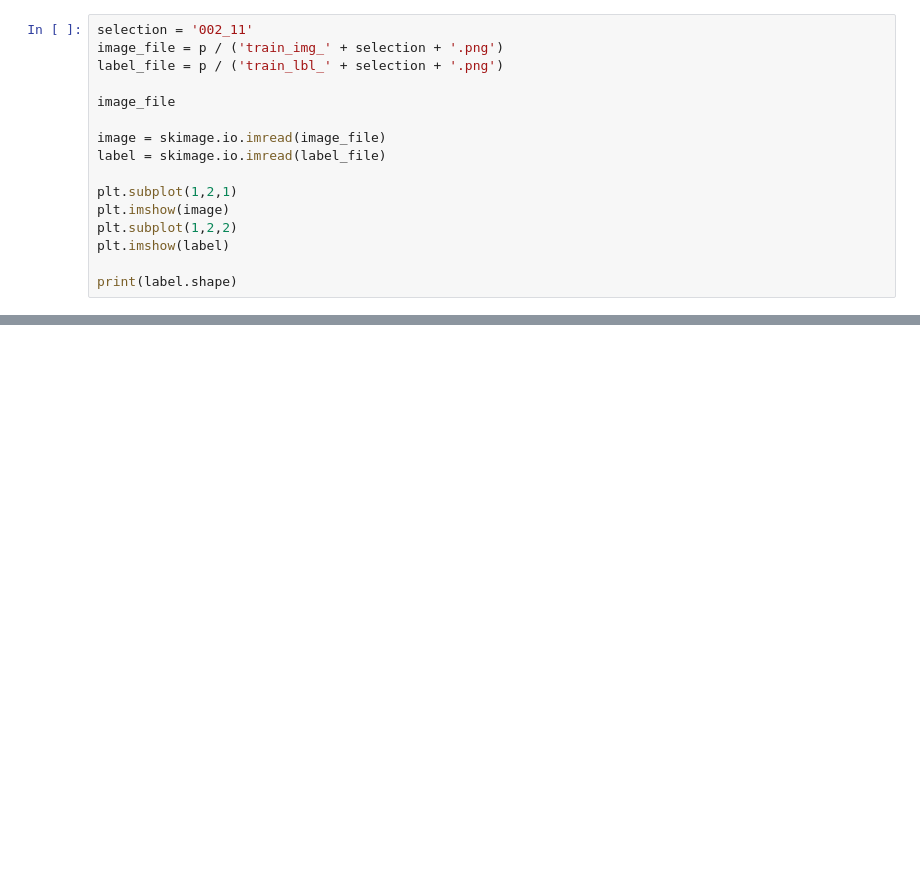
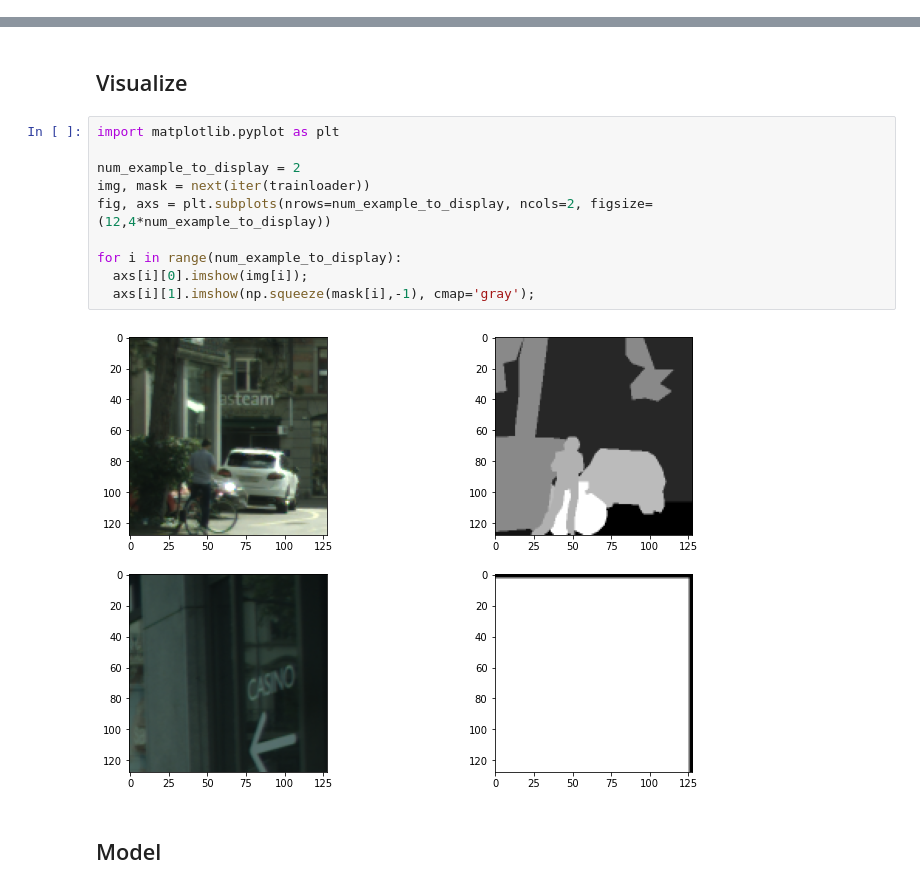
Before and after one commit to marco-fuchs/MSE-CompVis-Assignment2, a Jupyter notebook: CompVis_Assignment2_MarcoFuchs.ipynb, the cells around one changed output, grey strips where cells are left out. Drawn from its saved outputs; the diff is of its cells as text; blank space fills up the shorter version.

```diff
--- a/CompVis_Assignment2_MarcoFuchs.ipynb
+++ b/CompVis_Assignment2_MarcoFuchs.ipynb
@@ -17,16 +2,0 @@ NameError: name 'Path' is not defined
-# %%
-selection = '002_11'
-image_file = p / ('train_img_' + selection + '.png')
-label_file = p / ('train_lbl_' + selection + '.png')
-
-image_file
-
-image = skimage.io.imread(image_file)
-label = skimage.io.imread(label_file)
-
-plt.subplot(1,2,1)
-plt.imshow(image)
-plt.subplot(1,2,2)
-plt.imshow(label)
-
-print(label.shape)
@@ -138 +170,17 @@ AttributeError: 'MapDataset' object has no attribute 'size'
+# %% [markdown]
+## Visualize
+# %%
+import matplotlib.pyplot as plt
+
+num_example_to_display = 2
+img, mask = next(iter(trainloader))
+fig, axs = plt.subplots(nrows=num_example_to_display, ncols=2, figsize=(12,4*num_example_to_display))
+
+for i in range(num_example_to_display):
+  axs[i][0].imshow(img[i]);
+  axs[i][1].imshow(np.squeeze(mask[i],-1), cmap='gray');
+# %% [output]
+[figure, added]
+# %% [markdown]
+## Model
 # %%
```
Also changed, not shown: parts of 25 cells of this notebook, 31 other files.
